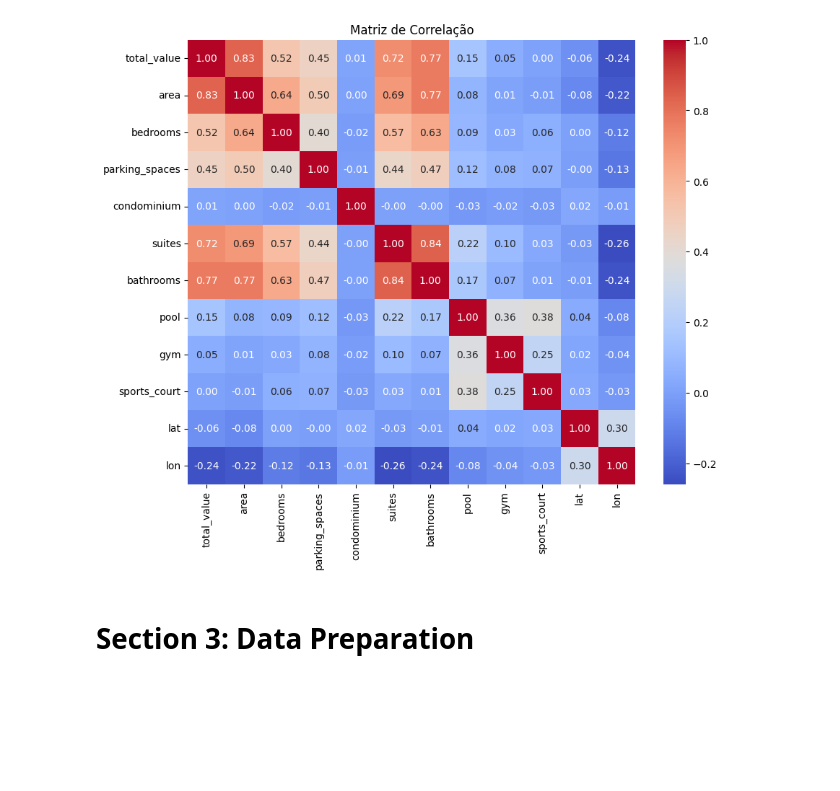
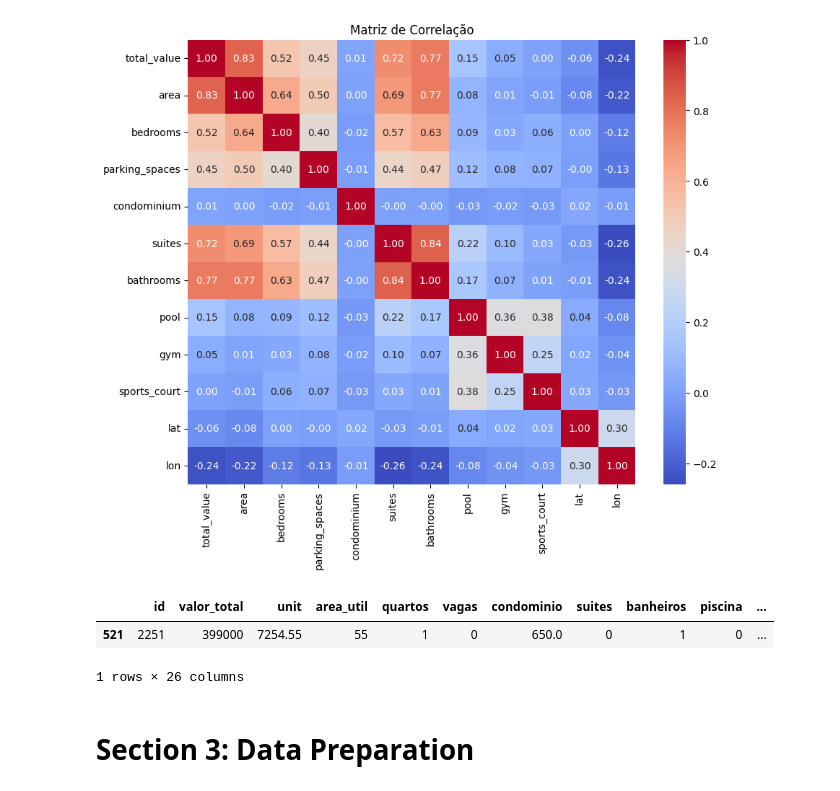
Before and after one commit to joaoalbertofs/pricing_sp_apartments, a Jupyter notebook: Analysis.ipynb, the cells around one changed output. Drawn from its saved outputs; the diff is of its cells as text; code cells hidden in the pictures; blank space fills up the shorter version.

```diff
--- a/Analysis.ipynb
+++ b/Analysis.ipynb
@@ -138,3 +161,11 @@ plt.show()
+# %%
+linha_com_id_1132 = df.loc[df['id'] == 2251]
+
+linha_com_id_1132
+# %% [output]
+|  | id | valor_total | unit | area_util | quartos | vagas | condominio | suites | banheiros | piscina | ... |
+| 521 | 2251 | 399000 | 7254.55 | 55 | 1 | 0 | 650.0 | 0 | 1 | 0 | ... |
+1 rows × 26 columns
 # %% [markdown]
 # Section 3: Data Preparation
 # %% [markdown]
```
Also changed, not shown: parts of 10 cells of this notebook, 1 other file.
